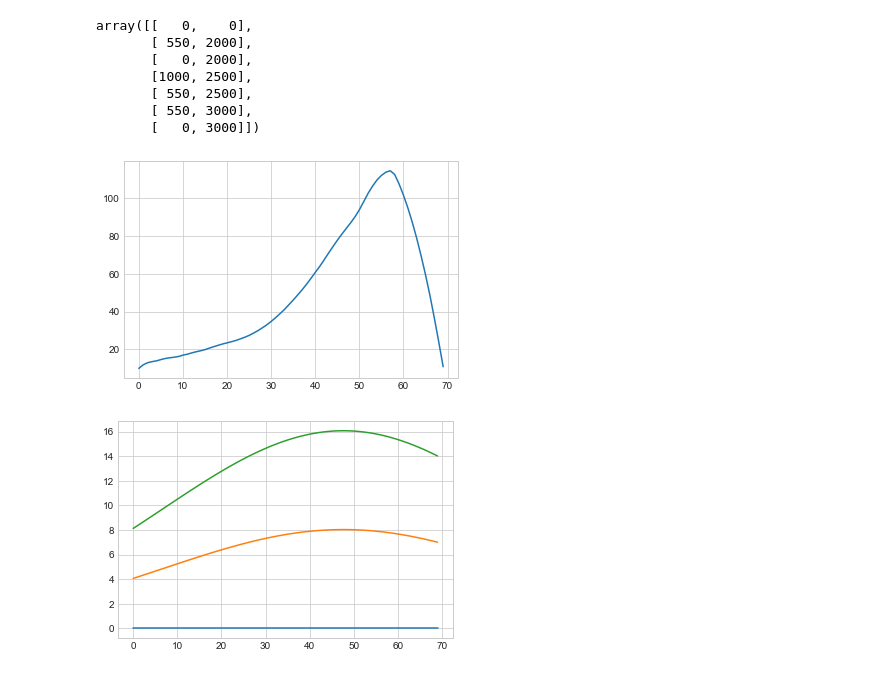
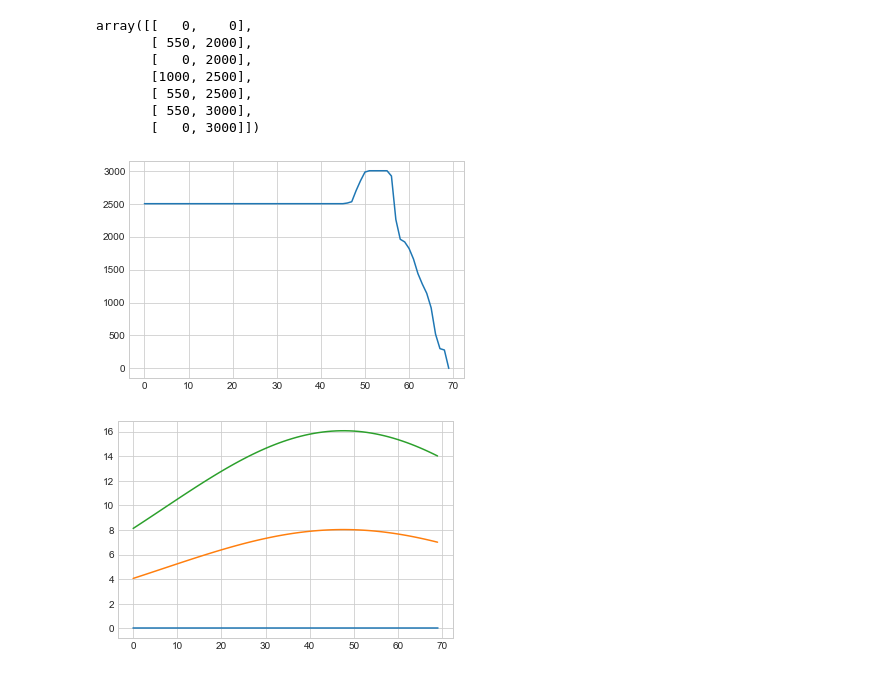
Before and after one commit to Fraekfyr91/-Lifecycle-model-with-labour-supply-and-health-investments, a Jupyter notebook: 05_dc_egm.ipynb, the cells around one changed output. Cells and saved outputs as stored; diff of their text form; code cells hidden in the pictures.

```diff
--- a/05_dc_egm.ipynb
+++ b/05_dc_egm.ipynb
@@ -129,20 +129,20 @@ simulate(model)
 # %%
 def plot_simulation(range_):
     '''
     range_ (int): number of simaultaions (max 10)
     '''
     hs = []
     tim = [range(range_)]
     for i in range(range_):
-        h = model.sim.m[i, :]
+        h = model.sim.Tw[i, :]
         #print(h)
         h = np.average(h)
         hs.append(h)
     plt.plot(hs)
     plt.show()
 plot_simulation(70)
 # %% [output]
-[figure, old version]
+[figure, new version]
 # %%
 def human_capital(t, h):
     inc0=0.75
```
Also changed, not shown: parts of 1 cell of this notebook, 1 other file.
